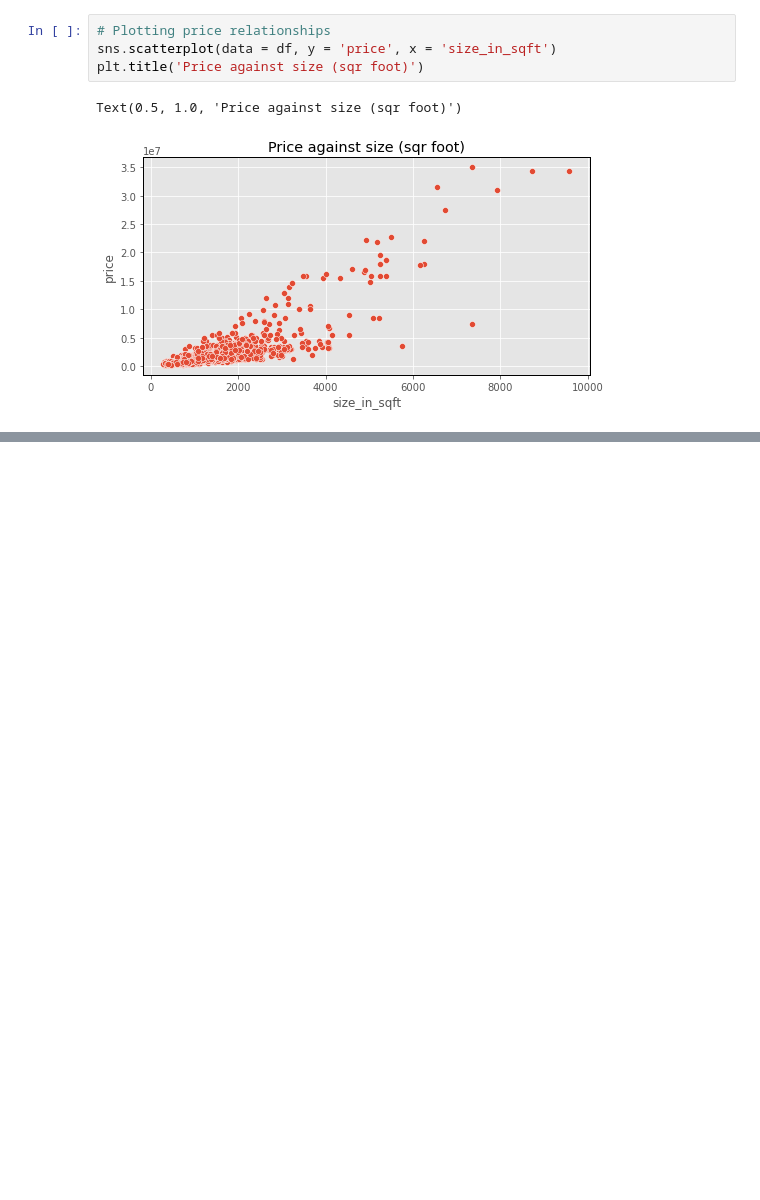
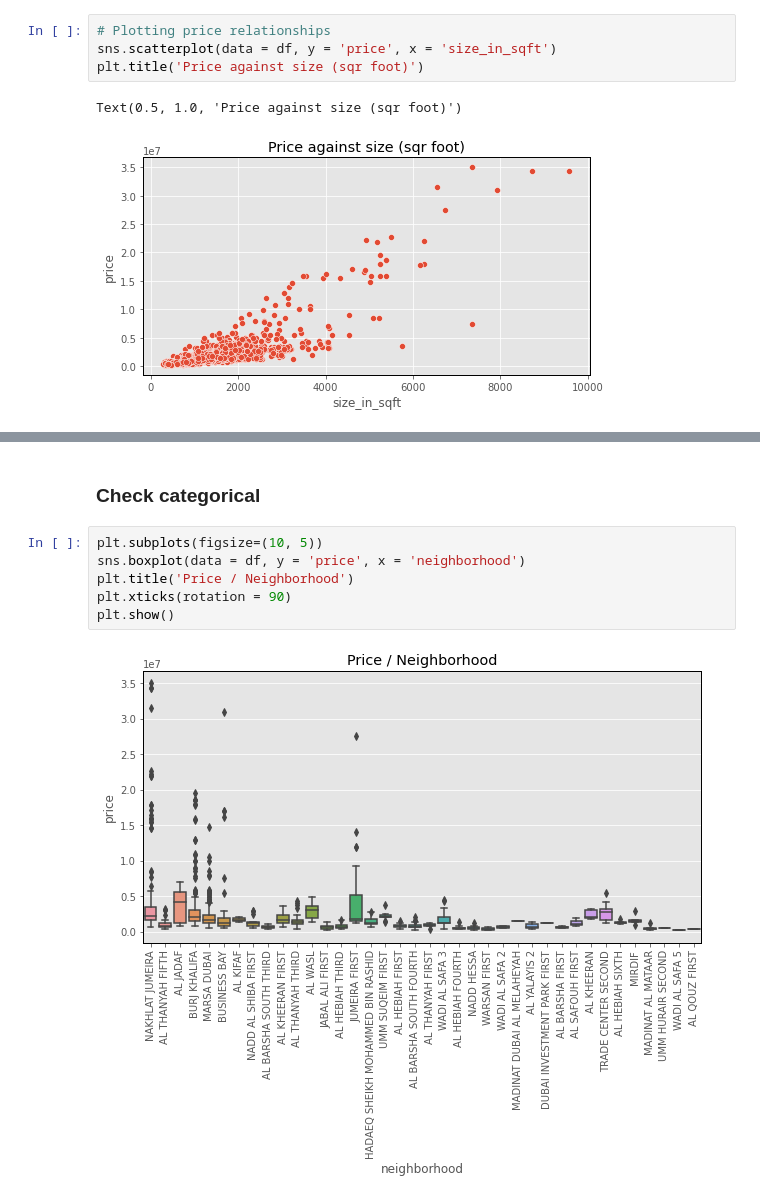
Before and after one commit to FardinAhsan146/DubaiHousingPriceDS, a Jupyter notebook: dataexploration_nb1.ipynb, the cells around one changed output, grey strips where cells are left out. Cells and saved outputs as stored; diff of their text form; blank space fills up the shorter version.

```diff
--- a/dataexploration_nb1.ipynb
+++ b/dataexploration_nb1.ipynb
@@ -128,0 +125,10 @@ Text(0.5, 1.0, 'Price against quality')
+# %% [markdown]
+### Check categorical
+# %%
+plt.subplots(figsize=(10, 5))
+sns.boxplot(data = df, y = 'price', x = 'neighborhood')
+plt.title('Price / Neighborhood')
+plt.xticks(rotation = 90)
+plt.show()
+# %% [output]
+[figure, added]
```
Also changed, not shown: parts of 10 cells of this notebook.
